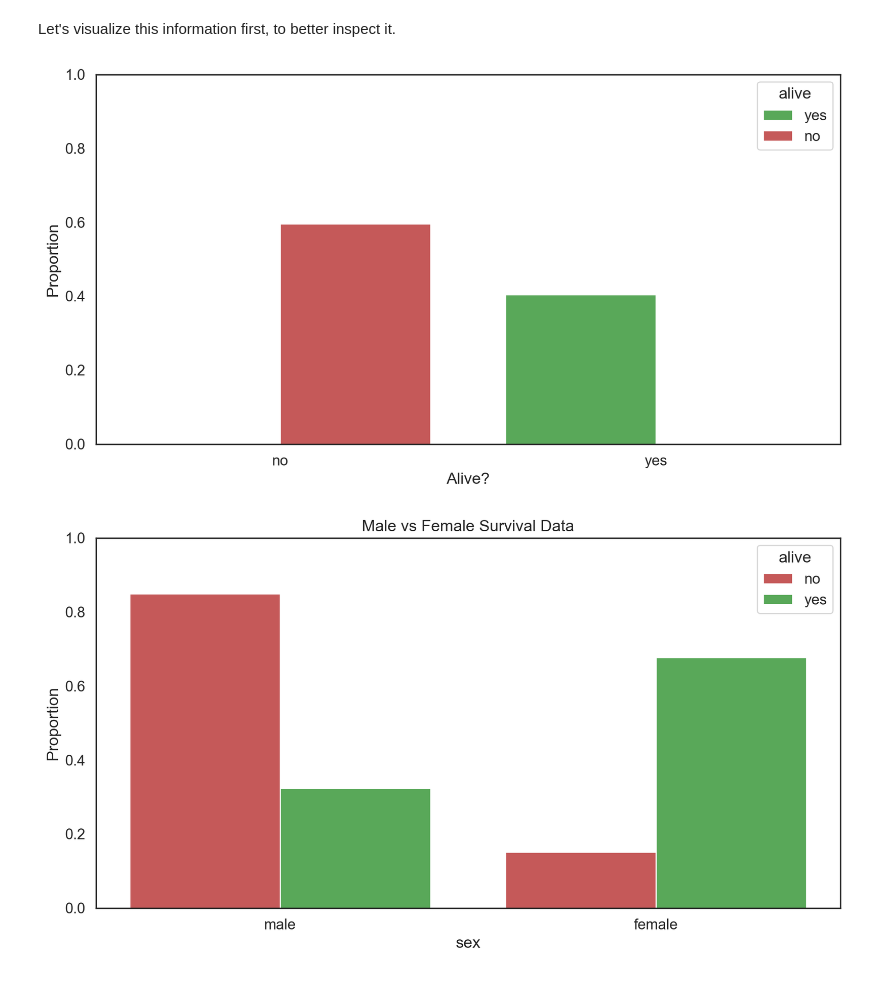
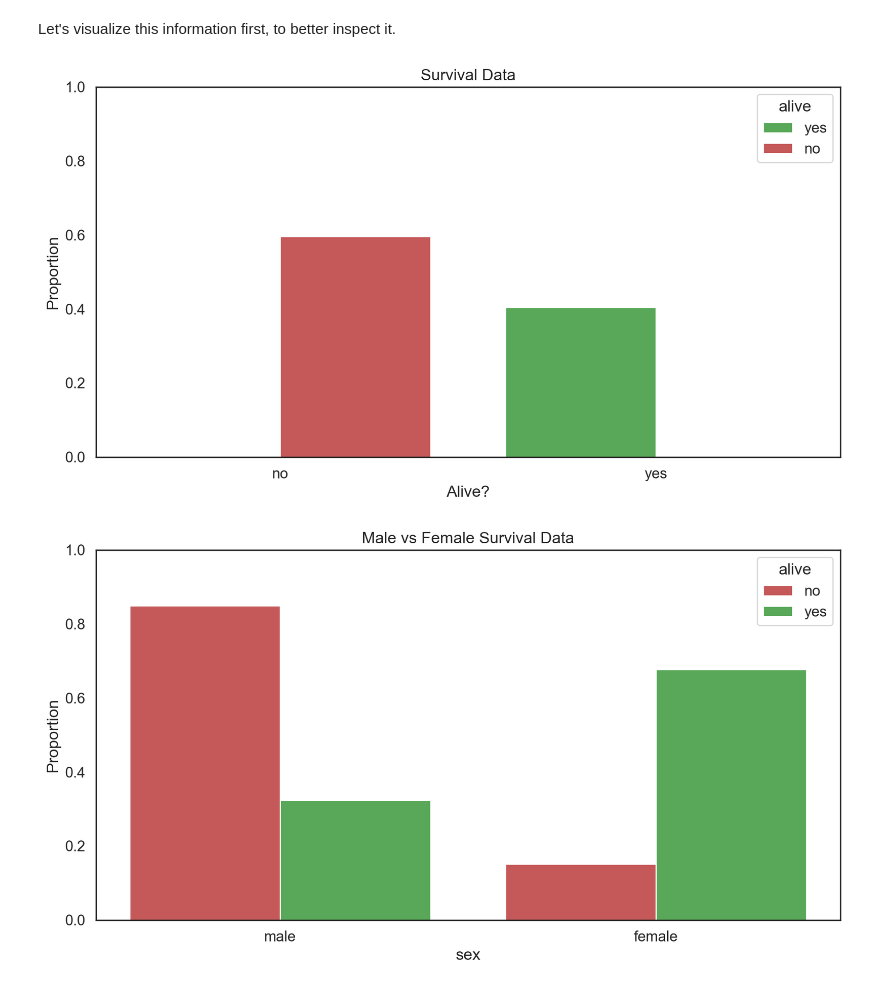
Before and after one commit to COGS108/Group036_WI26, a Jupyter notebook: 03-FinalProject.ipynb, the cells around one changed output. Cells and saved outputs as stored; diff of their text form; code cells hidden in the pictures.

```diff
--- a/03-FinalProject.ipynb
+++ b/03-FinalProject.ipynb
@@ -320,22 +285,23 @@ Let's visualize this information first, to better inspect it.
 # %%
 survivor_palette = ["#228b22","#b22222"]
 
 survivor_plot = sns.histplot(
     data = titanic,
     x = 'alive',
     hue = 'alive',
     hue_order = ['yes', 'no'],
     palette = survivor_palette,
     stat = 'probability',
     multiple = 'dodge',
     shrink = 0.8)
 plt.xlabel("Alive?")
 plt.ylabel("Proportion")
 plt.ylim(0,1)
+plt.title("Survival Data")
 
 plt.show()
 # %% [output]
-[figure, old version]
+[figure, new version]
 # %%
 survivor_plot_gendered = sns.histplot(
     data=titanic,
```
Also changed, not shown: parts of 17 cells of this notebook.
